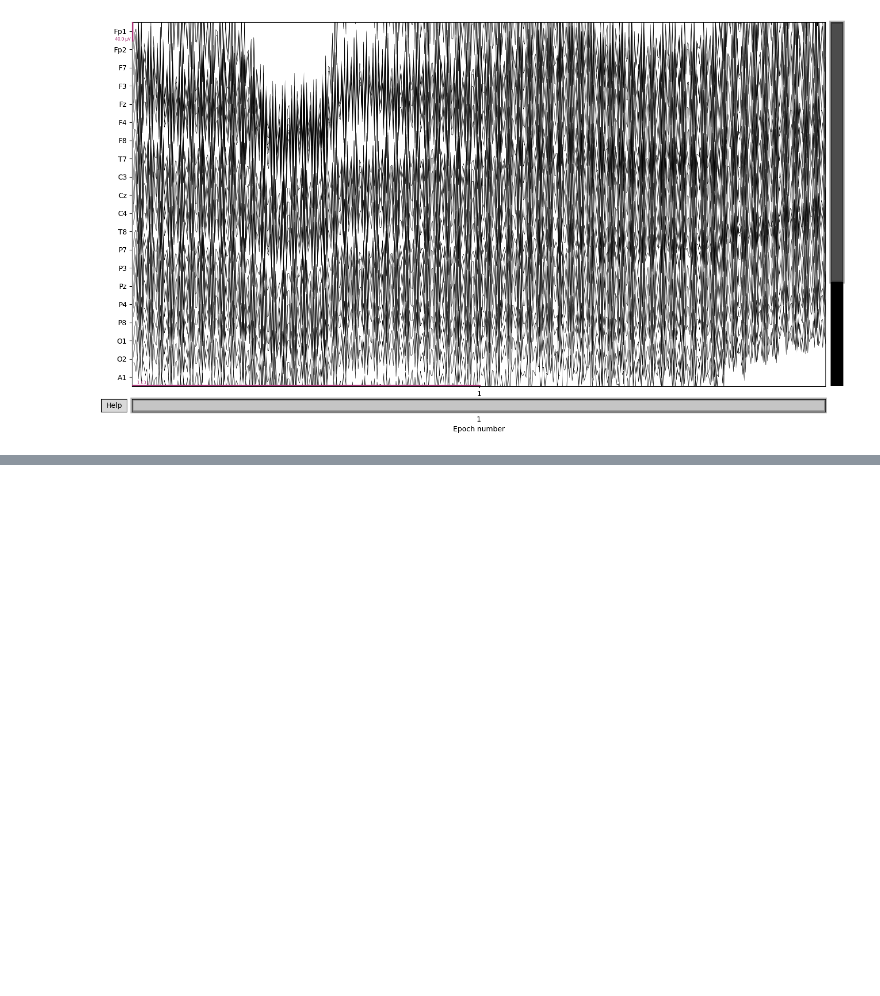
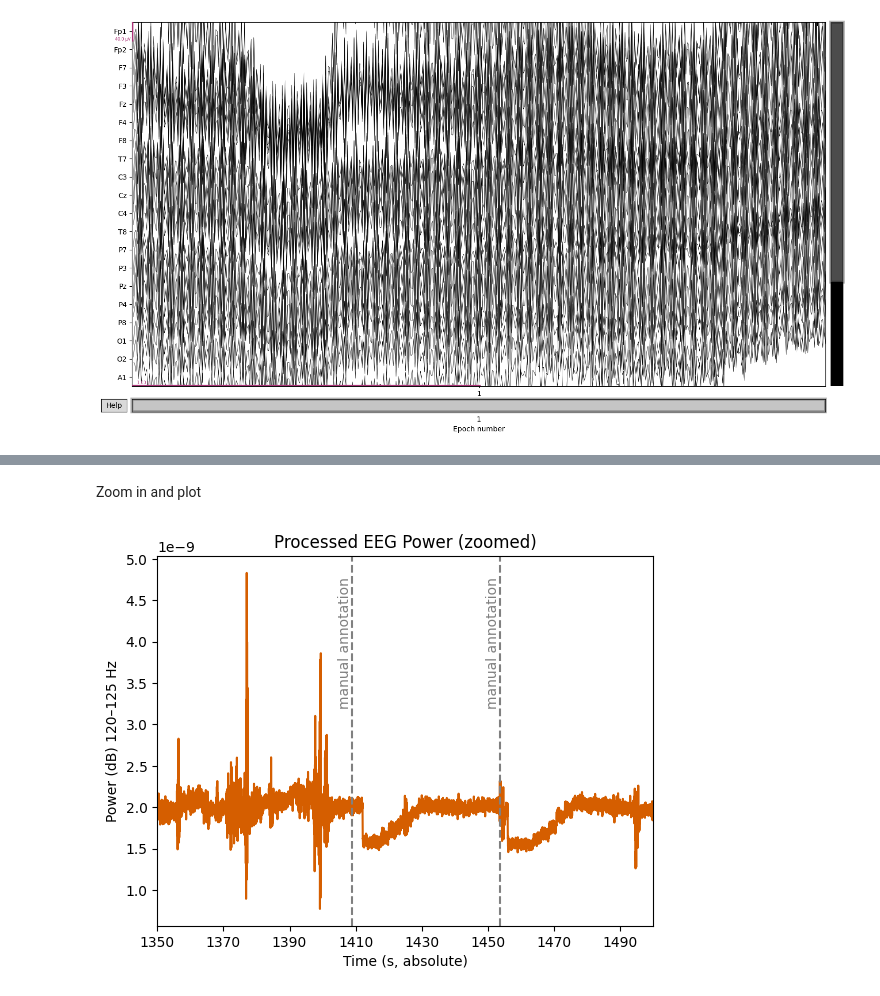
Before and after one commit to lenasalz/dbs-eeg-sync, a Jupyter notebook: notebooks/epi_sync_test.ipynb, the cells around one changed output, grey strips where cells are left out. Cells and saved outputs as stored; diff of their text form; code cells hidden in the pictures; blank space fills up the shorter version.

```diff
--- a/notebooks/epi_sync_test.ipynb
+++ b/notebooks/epi_sync_test.ipynb
@@ -142,6 +148,3 @@ Plotting epoch for: sync1
 [figure]
 Plotting epoch for: sync2
 [figure]
-# %%
-from source.power_calculater import compute_eeg_power
-eeg_power, time_axis = compute_samplewise_eeg_power(eeg_raw, 120, 125, time_range = (1350, 1500), channel='O1', plot=True)
@@ -164,0 +176,34 @@ plt.show()
+# %% [markdown]
+Zoom in and plot
+# %%
+from matplotlib.ticker import FuncFormatter
+
+# given
+sync1_sec = 1408.7461
+sync2_sec = 1453.668
+t = time_axis            # long absolute time vector
+p = eeg_power               # same length
+
+t0, t1 = 1350.0, 1500.0
+offset = t0
+m = (t >= t0) & (t <= t1)
+
+fig, ax = plt.subplots()
+ax.plot(t[m] - offset, p[m], color='#D55E00')
+
+for s in (sync1_sec, sync2_sec):
+    ax.axvline(s - offset, color='grey', ls='--')
+    ax.text(s - offset, ax.get_ylim()[1]*0.95, "manual annotation",
+            color="grey", rotation=90, va="top", ha="right")
+
+ax.xaxis.set_major_formatter(FuncFormatter(lambda x, pos: f"{x + offset:.0f}"))
+ax.set_xlim(0, t1 - t0)
+ax.set_xlabel("Time (s, absolute)")
+ax.set_ylabel("Power (dB) 120–125 Hz")
+ax.set_title("Processed EEG Power (zoomed)")
+
+plt.savefig(f"notebooks/outputs/plots/fig3_validation_manual_sync.pdf")
+
+plt.show()
+# %% [output]
+[figure, added]
```
Also changed, not shown: parts of 10 cells of this notebook, 2 other files.
